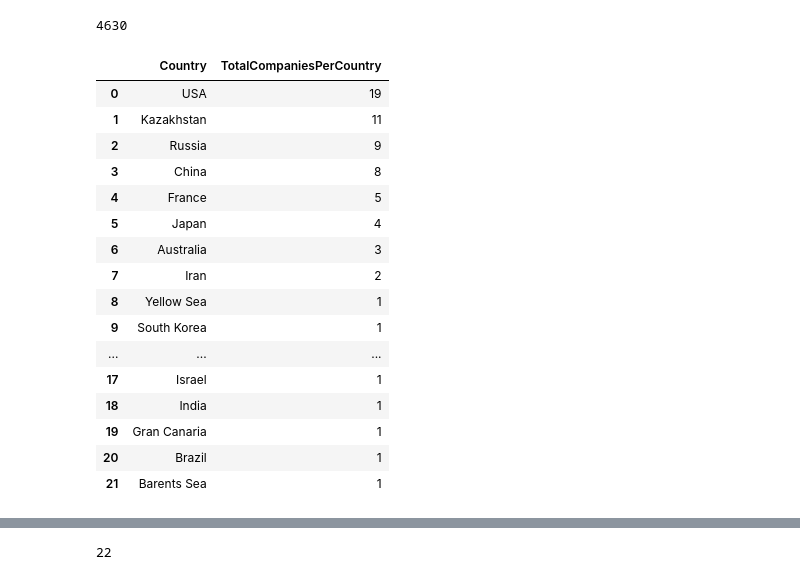
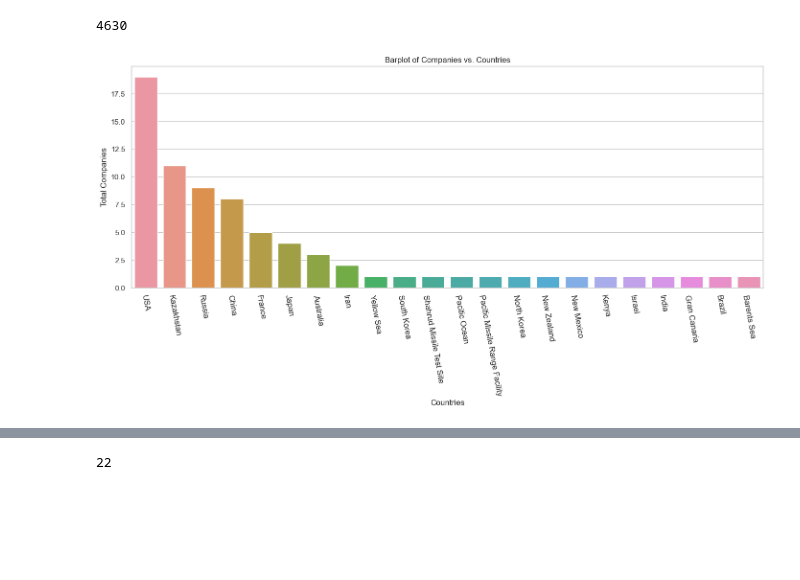
Before and after one commit to JaviK07/SpaceLaunches-Analysis, a Jupyter notebook: data-processing.ipynb, the cells around one changed output, grey strips where cells are left out. Cells and saved outputs as stored; diff of their text form; code cells hidden in the pictures; blank space fills up the shorter version.

Commit message:
AnalysisGraphicChanges

```diff
--- a/data-processing.ipynb
+++ b/data-processing.ipynb
@@ -15,31 +15,28 @@ df.to_sql(tablename, conn, if_exists='replace', index=False)
 # %% [output]
 4630
 # %%
-# First analysis query
+## First analysis query
 # List of companies per country
 q = '''
 SELECT Country, COUNT(DISTINCT Company) AS TotalCompaniesPerCountry
 FROM records
 GROUP BY Country
 ORDER BY TotalCompaniesPerCountry DESC;
 '''
-# pd.read_sql_query(q,conn)
-pd.read_sql_query(q,conn)
+
+query = pd.read_sql_query(q,conn)
+
+# Barplot make
+data = query
+sns.set(style="whitegrid")
+plt.figure(figsize=(17, 6))
+
+barplot = sns.barplot(x="Country", y="TotalCompaniesPerCountry", data=data)
+
+plt.xlabel("Countries", fontsize=12)
+plt.ylabel("Total Companies", fontsize=12)
+plt.title("Barplot of Companies vs. Countries", fontsize=12)
+plt.xticks(rotation=-80, fontsize=12)
+plt.show()
 # %% [output]
-|  | Country | TotalCompaniesPerCountry |
-| 0 | USA | 19 |
-| 1 | Kazakhstan | 11 |
-| 2 | Russia | 9 |
-| 3 | China | 8 |
-| 4 | France | 5 |
-| 5 | Japan | 4 |
-| 6 | Australia | 3 |
-| 7 | Iran | 2 |
-| 8 | Yellow Sea | 1 |
-| 9 | South Korea | 1 |
-| ... | ... | ... |
-| 17 | Israel | 1 |
-| 18 | India | 1 |
-| 19 | Gran Canaria | 1 |
-| 20 | Brazil | 1 |
-| 21 | Barents Sea | 1 |
+[figure, added]
```
Also changed, not shown: parts of 8 cells of this notebook, 12 other files.
